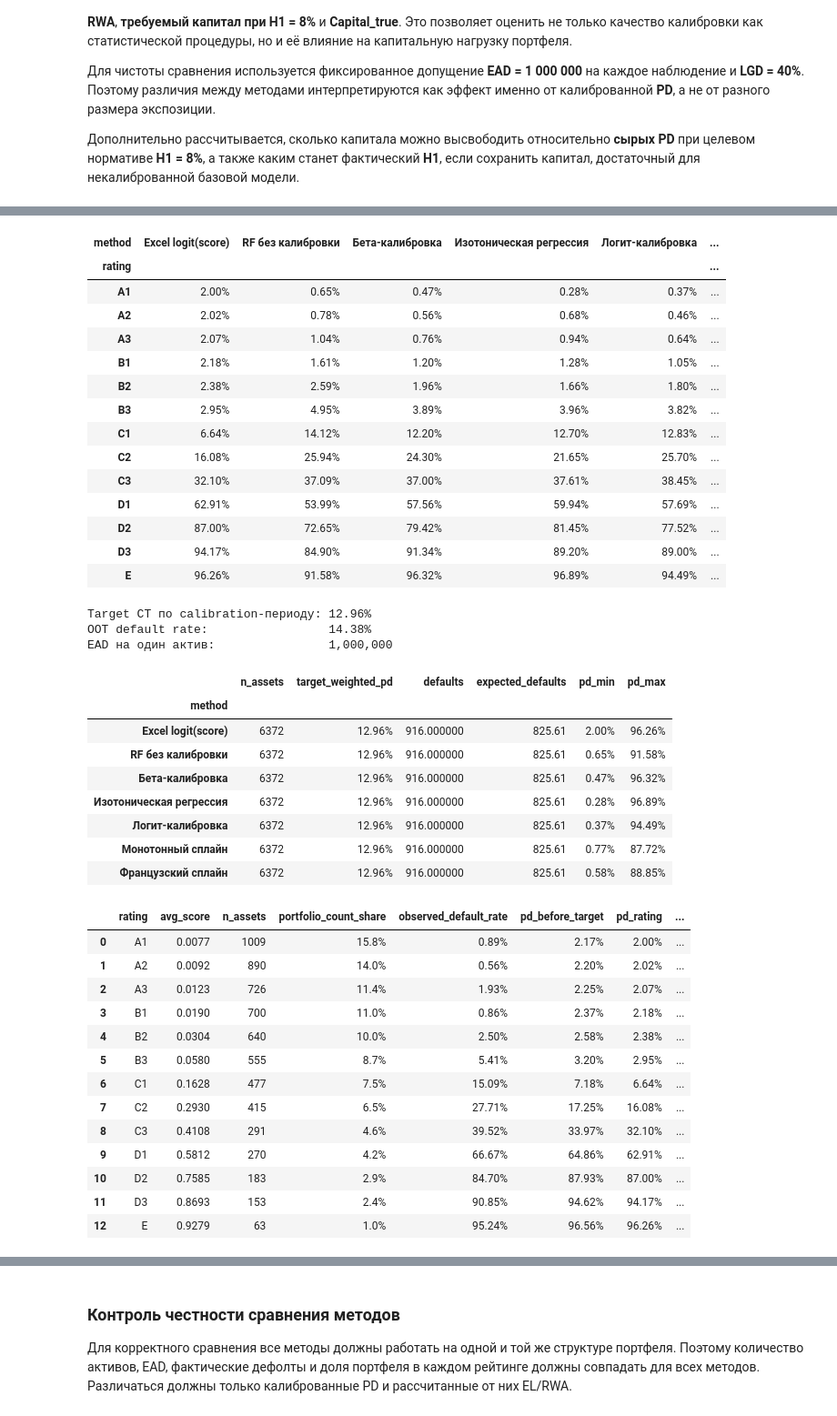
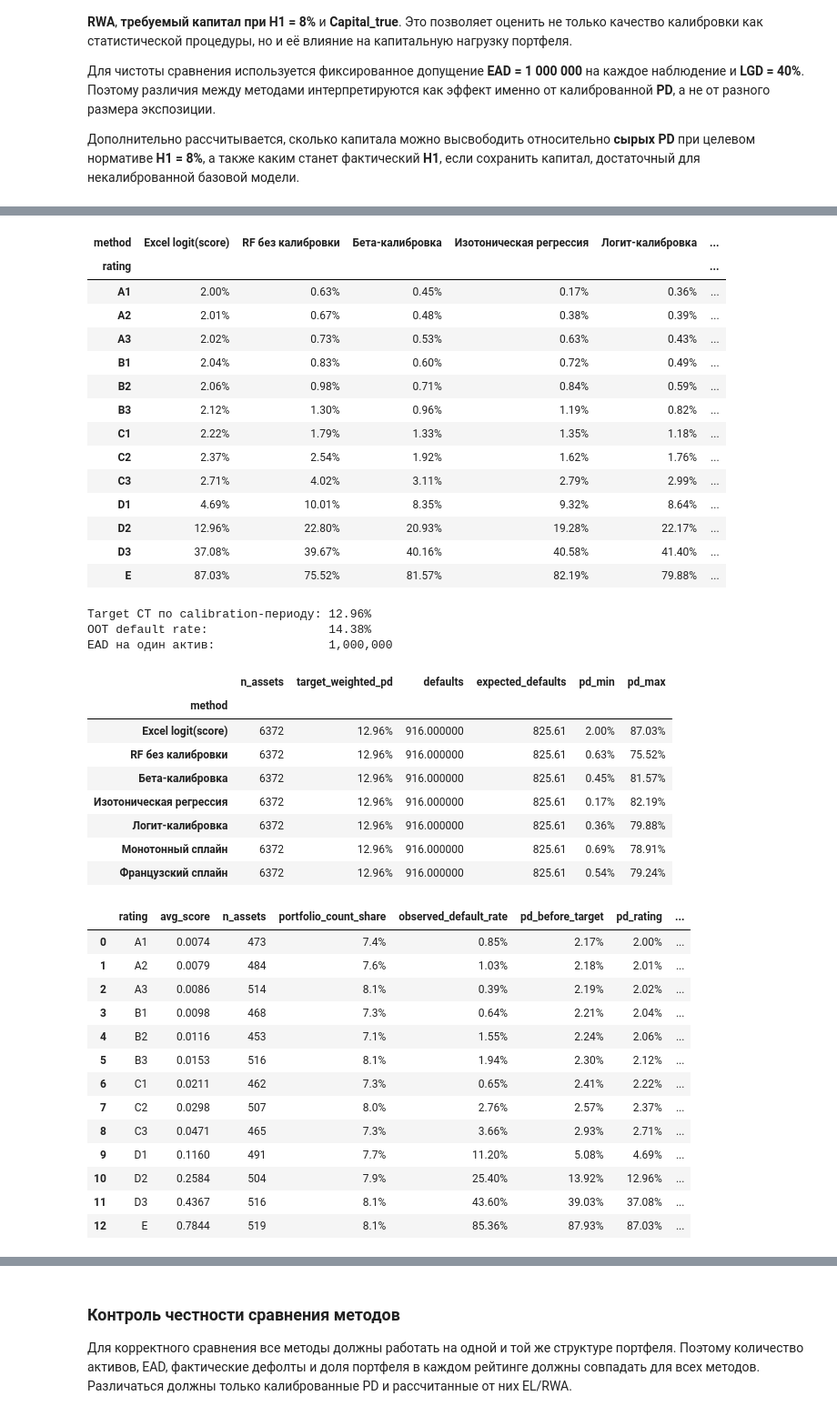
Before and after one commit to ddudenko275-boop/ColebrationTedo, a Jupyter notebook: notebooks/pd_calibration.ipynb, the cells around one changed output, grey strips where cells are left out. Shown at 91% size. Cells and saved outputs as stored; diff of their text form; code cells hidden in the pictures.

```diff
--- a/notebooks/pd_calibration.ipynb
+++ b/notebooks/pd_calibration.ipynb
@@ -985,15 +981,11 @@ ASSET_EAD = 1_000_000.0
 
 df_calib_master = df.loc[y_calib.index].copy()
 df_test_master = df.loc[y_test.index].copy()
-df_calib_master["master_rating"] = assign_master_scale_ratings_by_shares(
-    scores_calib,
-    reference_scores=scores_calib,
-    target_shares=BUSINESS_MASTER_SCALE_SHARES,
+df_calib_master["master_rating"] = assign_master_scale_ratings(
+    scores_calib, reference_scores=scores_calib
 )
-df_test_master["master_rating"] = assign_master_scale_ratings_by_shares(
-    scores_test,
-    reference_scores=scores_calib,
-    target_shares=BUSINESS_MASTER_SCALE_SHARES,
+df_test_master["master_rating"] = assign_master_scale_ratings(
+    scores_test, reference_scores=scores_calib
 )
 
 excel_logit = LogisticRegression(solver="lbfgs", max_iter=1000, C=1e12)
@@ -1071,64 +1063,64 @@ master_scale_view_cols = [
     "observed_default_rate",
     "pd_before_target",
     "pd_rating",
     "one_minus_pd",
     "expected_defaults",
 ]
 display(
     master_scale_panel.loc[
         master_scale_panel["method"] == master_scale_method,
         master_scale_view_cols,
     ]
     .style.format({
         "avg_score": "{:.4f}",
         "portfolio_count_share": "{:.1%}",
         "observed_default_rate": "{:.2%}",
         "pd_before_target": "{:.2%}",
         "pd_rating": "{:.2%}",
         "one_minus_pd": "{:.2%}",
         "expected_defaults": "{:.2f}",
     })
 )
 # %% [output]
 | method | Excel logit(score) | RF без калибровки | Бета-калибровка | Изотоническая регрессия | Логит-калибровка | ... |
 | rating |  |  |  |  |  | ... |
-| A1 | 2.00% | 0.65% | 0.47% | 0.28% | 0.37% | ... |
-| A2 | 2.02% | 0.78% | 0.56% | 0.68% | 0.46% | ... |
-| A3 | 2.07% | 1.04% | 0.76% | 0.94% | 0.64% | ... |
-| B1 | 2.18% | 1.61% | 1.20% | 1.28% | 1.05% | ... |
-| B2 | 2.38% | 2.59% | 1.96% | 1.66% | 1.80% | ... |
-| B3 | 2.95% | 4.95% | 3.89% | 3.96% | 3.82% | ... |
-| C1 | 6.64% | 14.12% | 12.20% | 12.70% | 12.83% | ... |
-| C2 | 16.08% | 25.94% | 24.30% | 21.65% | 25.70% | ... |
-| C3 | 32.10% | 37.09% | 37.00% | 37.61% | 38.45% | ... |
-| D1 | 62.91% | 53.99% | 57.56% | 59.94% | 57.69% | ... |
-| D2 | 87.00% | 72.65% | 79.42% | 81.45% | 77.52% | ... |
-| D3 | 94.17% | 84.90% | 91.34% | 89.20% | 89.00% | ... |
-| E | 96.26% | 91.58% | 96.32% | 96.89% | 94.49% | ... |
+| A1 | 2.00% | 0.63% | 0.45% | 0.17% | 0.36% | ... |
+| A2 | 2.01% | 0.67% | 0.48% | 0.38% | 0.39% | ... |
+| A3 | 2.02% | 0.73% | 0.53% | 0.63% | 0.43% | ... |
+| B1 | 2.04% | 0.83% | 0.60% | 0.72% | 0.49% | ... |
+| B2 | 2.06% | 0.98% | 0.71% | 0.84% | 0.59% | ... |
+| B3 | 2.12% | 1.30% | 0.96% | 1.19% | 0.82% | ... |
+| C1 | 2.22% | 1.79% | 1.33% | 1.35% | 1.18% | ... |
+| C2 | 2.37% | 2.54% | 1.92% | 1.62% | 1.76% | ... |
+| C3 | 2.71% | 4.02% | 3.11% | 2.79% | 2.99% | ... |
+| D1 | 4.69% | 10.01% | 8.35% | 9.32% | 8.64% | ... |
+| D2 | 12.96% | 22.80% | 20.93% | 19.28% | 22.17% | ... |
+| D3 | 37.08% | 39.67% | 40.16% | 40.58% | 41.40% | ... |
+| E | 87.03% | 75.52% | 81.57% | 82.19% | 79.88% | ... |
 Target CT по calibration-периоду: 12.96%
 OOT default rate:                 14.38%
 EAD на один актив:                1,000,000
 |  | n_assets | target_weighted_pd | defaults | expected_defaults | pd_min | pd_max |
 | method |  |  |  |  |  |  |
-| Excel logit(score) | 6372 | 12.96% | 916.000000 | 825.61 | 2.00% | 96.26% |
-| RF без калибровки | 6372 | 12.96% | 916.000000 | 825.61 | 0.65% | 91.58% |
-| Бета-калибровка | 6372 | 12.96% | 916.000000 | 825.61 | 0.47% | 96.32% |
-| Изотоническая регрессия | 6372 | 12.96% | 916.000000 | 825.61 | 0.28% | 96.89% |
-| Логит-калибровка | 6372 | 12.96% | 916.000000 | 825.61 | 0.37% | 94.49% |
-| Монотонный сплайн | 6372 | 12.96% | 916.000000 | 825.61 | 0.77% | 87.72% |
-| Французский сплайн | 6372 | 12.96% | 916.000000 | 825.61 | 0.58% | 88.85% |
+| Excel logit(score) | 6372 | 12.96% | 916.000000 | 825.61 | 2.00% | 87.03% |
+| RF без калибровки | 6372 | 12.96% | 916.000000 | 825.61 | 0.63% | 75.52% |
+| Бета-калибровка | 6372 | 12.96% | 916.000000 | 825.61 | 0.45% | 81.57% |
+| Изотоническая регрессия | 6372 | 12.96% | 916.000000 | 825.61 | 0.17% | 82.19% |
+| Логит-калибровка | 6372 | 12.96% | 916.000000 | 825.61 | 0.36% | 79.88% |
+| Монотонный сплайн | 6372 | 12.96% | 916.000000 | 825.61 | 0.69% | 78.91% |
+| Французский сплайн | 6372 | 12.96% | 916.000000 | 825.61 | 0.54% | 79.24% |
 |  | rating | avg_score | n_assets | portfolio_count_share | observed_default_rate | pd_before_target | pd_rating | ... |
-| 0 | A1 | 0.0077 | 1009 | 15.8% | 0.89% | 2.17% | 2.00% | ... |
-| 1 | A2 | 0.0092 | 890 | 14.0% | 0.56% | 2.20% | 2.02% | ... |
-| 2 | A3 | 0.0123 | 726 | 11.4% | 1.93% | 2.25% | 2.07% | ... |
-| 3 | B1 | 0.0190 | 700 | 11.0% | 0.86% | 2.37% | 2.18% | ... |
-| 4 | B2 | 0.0304 | 640 | 10.0% | 2.50% | 2.58% | 2.38% | ... |
-| 5 | B3 | 0.0580 | 555 | 8.7% | 5.41% | 3.20% | 2.95% | ... |
-| 6 | C1 | 0.1628 | 477 | 7.5% | 15.09% | 7.18% | 6.64% | ... |
-| 7 | C2 | 0.2930 | 415 | 6.5% | 27.71% | 17.25% | 16.08% | ... |
-| 8 | C3 | 0.4108 | 291 | 4.6% | 39.52% | 33.97% | 32.10% | ... |
-| 9 | D1 | 0.5812 | 270 | 4.2% | 66.67% | 64.86% | 62.91% | ... |
-| 10 | D2 | 0.7585 | 183 | 2.9% | 84.70% | 87.93% | 87.00% | ... |
-| 11 | D3 | 0.8693 | 153 | 2.4% | 90.85% | 94.62% | 94.17% | ... |
-| 12 | E | 0.9279 | 63 | 1.0% | 95.24% | 96.56% | 96.26% | ... |
+| 0 | A1 | 0.0074 | 473 | 7.4% | 0.85% | 2.17% | 2.00% | ... |
+| 1 | A2 | 0.0079 | 484 | 7.6% | 1.03% | 2.18% | 2.01% | ... |
+| 2 | A3 | 0.0086 | 514 | 8.1% | 0.39% | 2.19% | 2.02% | ... |
+| 3 | B1 | 0.0098 | 468 | 7.3% | 0.64% | 2.21% | 2.04% | ... |
+| 4 | B2 | 0.0116 | 453 | 7.1% | 1.55% | 2.24% | 2.06% | ... |
+| 5 | B3 | 0.0153 | 516 | 8.1% | 1.94% | 2.30% | 2.12% | ... |
+| 6 | C1 | 0.0211 | 462 | 7.3% | 0.65% | 2.41% | 2.22% | ... |
+| 7 | C2 | 0.0298 | 507 | 8.0% | 2.76% | 2.57% | 2.37% | ... |
+| 8 | C3 | 0.0471 | 465 | 7.3% | 3.66% | 2.93% | 2.71% | ... |
+| 9 | D1 | 0.1160 | 491 | 7.7% | 11.20% | 5.08% | 4.69% | ... |
+| 10 | D2 | 0.2584 | 504 | 7.9% | 25.40% | 13.92% | 12.96% | ... |
+| 11 | D3 | 0.4367 | 516 | 8.1% | 43.60% | 39.03% | 37.08% | ... |
+| 12 | E | 0.7844 | 519 | 8.1% | 85.36% | 87.93% | 87.03% | ... |
 # %% [markdown]
```
Also changed, not shown: parts of 5 cells of this notebook, 2 other files.
